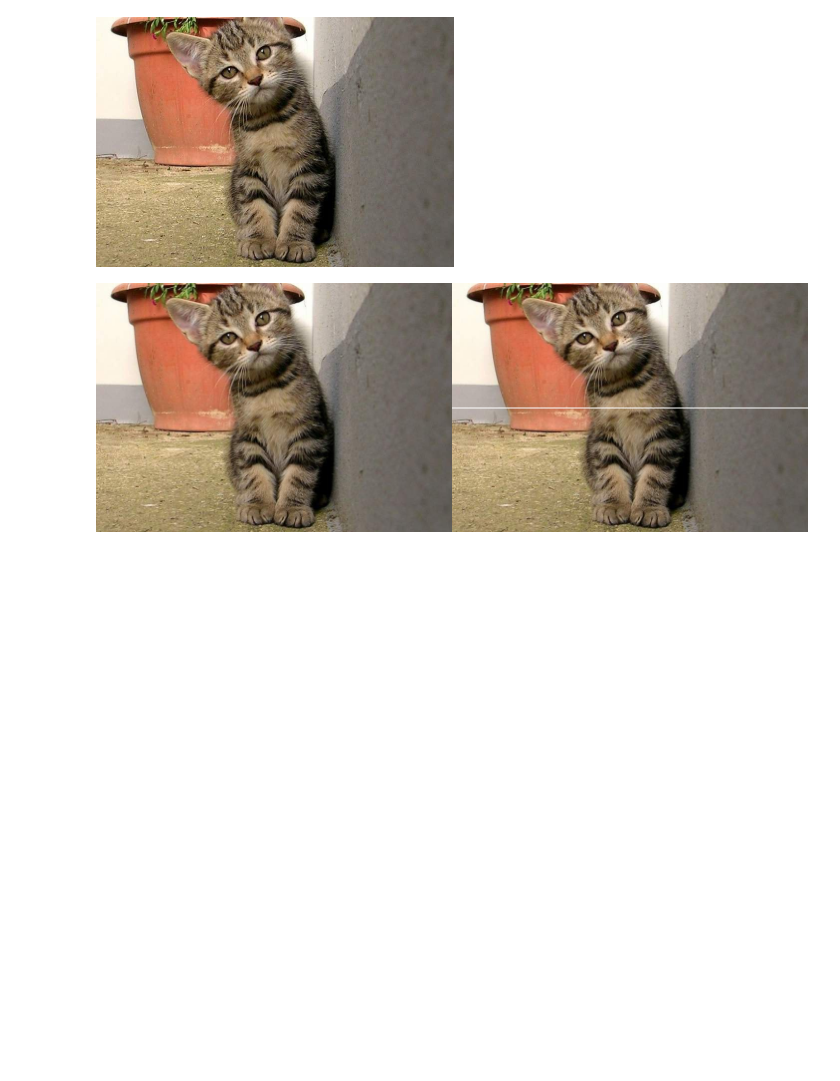
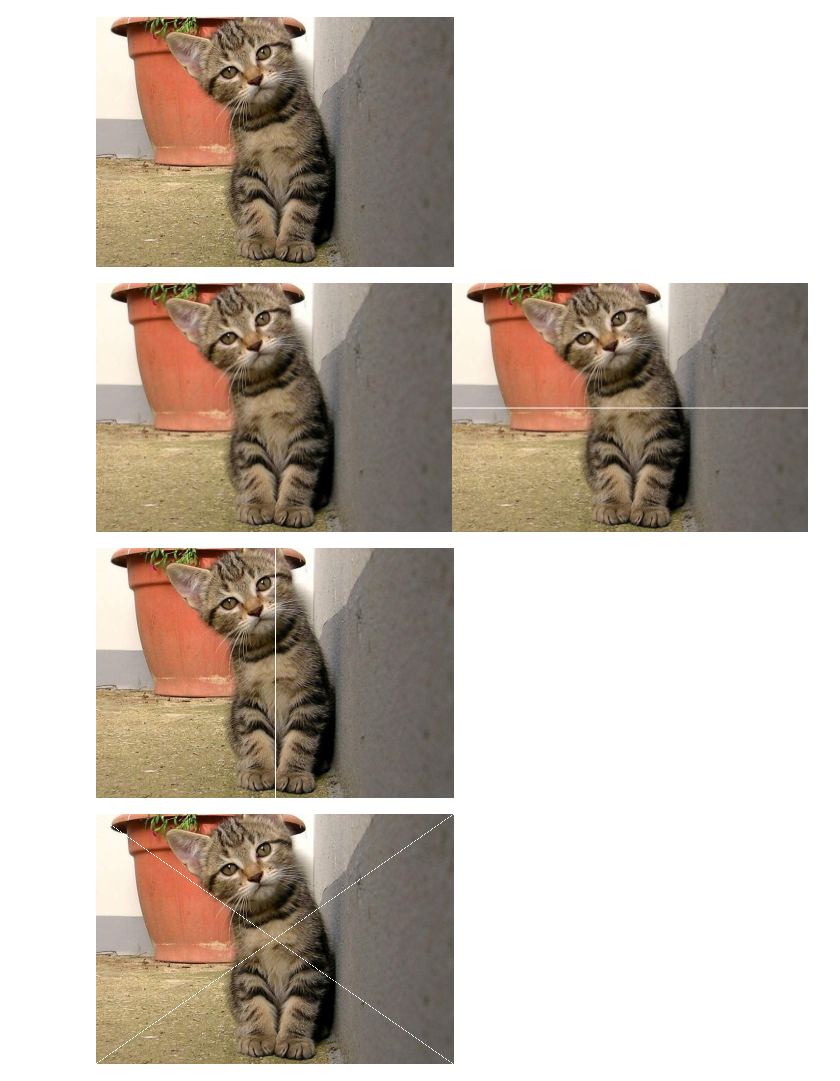
Before and after one commit to vanesamrd/PCVK_Ganjil_2026, a Jupyter notebook: latihan_integrasi.ipynb, the cells around one changed output. Cells and saved outputs as stored; diff of their text form; code cells hidden in the pictures; blank space fills up the shorter version.

```diff
--- a/latihan_integrasi.ipynb
+++ b/latihan_integrasi.ipynb
@@ -44,3 +44,27 @@ final_frame = cv.hconcat((image_2, image_3))
 cv2_imshow(final_frame)
 # %% [output]
 [figure]
+# %%
+#PRAKTIKUM D2
+#menambahkan garis vertikal dan diagonal pada image
+image_tugas = image_2.copy()
+
+for y in range(tinggi):
+    image_tugas[y, int(lebar / 2)] = [255, 255, 255]
+
+cv2_imshow(image_tugas)
+
+image_tugas = image_2.copy()
+
+for y in range(tinggi):
+    x = int(y * lebar / tinggi)
+    image_tugas[y, x] = [255, 255, 255]
+
+for y in range(tinggi):
+    x = int(lebar - 1 - (y * lebar / tinggi))
+    image_tugas[y, x] = [255, 255, 255]
+
+cv2_imshow(image_tugas)
+# %% [output]
+[figure, added]
+[figure, added]
```
Also changed, not shown: parts of 2 cells of this notebook.
